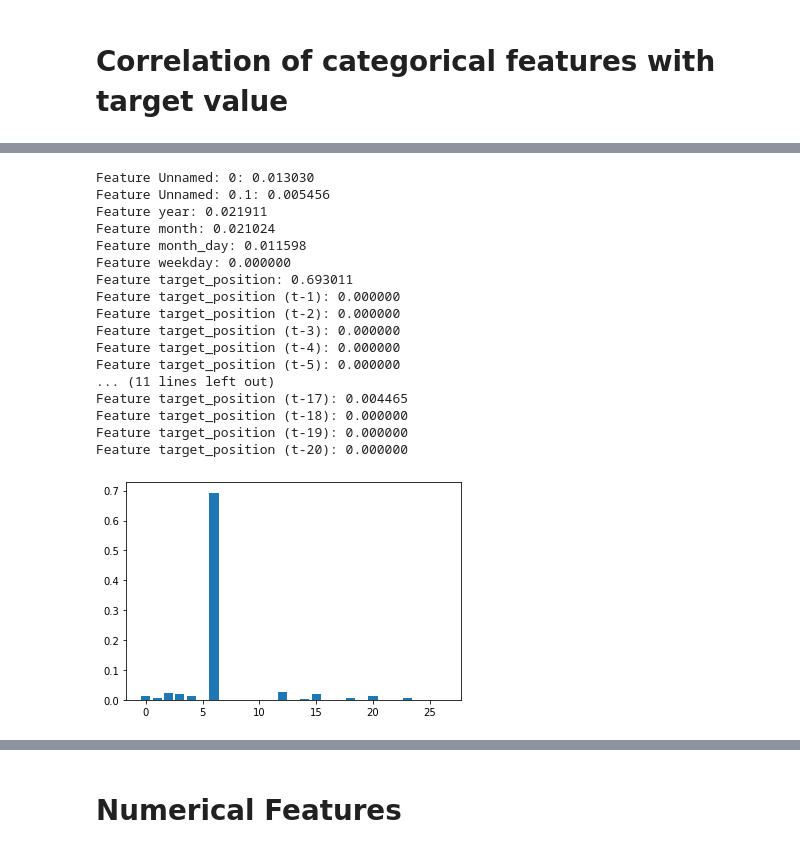
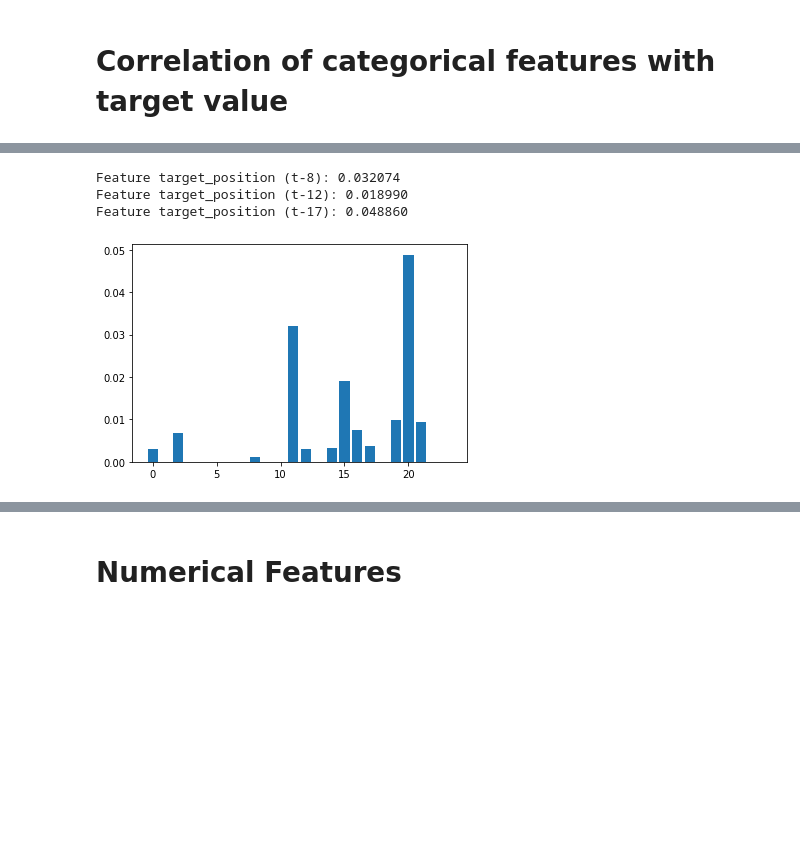
Before and after one commit to abu-rayyan/oil_futures, a Jupyter notebook: src/features_selection_classification.ipynb, the cells around one changed output, grey strips where cells are left out. Saved outputs shown, nothing was run; the diff lists cells and outputs as text; code cells hidden in the pictures; blank space fills up the shorter version.

Commit message:
applied features selection tecniques on categorical and numerical features

```diff
--- a/src/features_selection_classification.ipynb
+++ b/src/features_selection_classification.ipynb
@@ -54,3 +56,7 @@ df_cat.head()
+# %%
+df_target=df_cat['target_position']
+# %%
+df_cat.drop(['target_position'], axis=1, inplace=True)
 # %%
 df_cat.info()
 # %% [output]
@@ -75,10 +81,9 @@ memory usage: 195.0 KB
 # Correlation of categorical features with target value
 # %%
 # feature selection
-fs = select_features(df_cat.values, df_cat.target_position.values)
+fs = select_features(df_cat.values, df_target.values)
 # %%
-
-cat_cols=df_cat.columns.tolist()
+cat_cols=df_cat.columns
 # %%
 type(cat_cols)
 # %% [output]
@@ -86,26 +91,17 @@ list
 # %%
 # what are scores for the features
+selected_cat_cols=[]
 for i in range(len(fs.scores_)):
-	print('Feature %s: %f' % (cat_cols[i], fs.scores_[i]))
+
+    if fs.scores_[i]>=0.01:
+        selected_cat_cols.append(cat_cols[i])
+        print('Feature %s: %f' % (cat_cols[i], fs.scores_[i]))
+
 # plot the scores
 pyplot.bar([i for i in range(len(fs.scores_))], fs.scores_)
 pyplot.show()
 # %% [output]
-Feature Unnamed: 0: 0.013030
-Feature Unnamed: 0.1: 0.005456
-Feature year: 0.021911
-Feature month: 0.021024
-Feature month_day: 0.011598
-Feature weekday: 0.000000
-Feature target_position: 0.693011
-Feature target_position (t-1): 0.000000
-Feature target_position (t-2): 0.000000
-Feature target_position (t-3): 0.000000
-Feature target_position (t-4): 0.000000
-Feature target_position (t-5): 0.000000
-... (11 lines left out)
-Feature target_position (t-17): 0.004465
-Feature target_position (t-18): 0.000000
-Feature target_position (t-19): 0.000000
-Feature target_position (t-20): 0.000000
+Feature target_position (t-8): 0.032074
+Feature target_position (t-12): 0.018990
+Feature target_position (t-17): 0.048860
-[figure, old version]
+[figure, new version]
```
Also changed, not shown: parts of 39 cells of this notebook.
